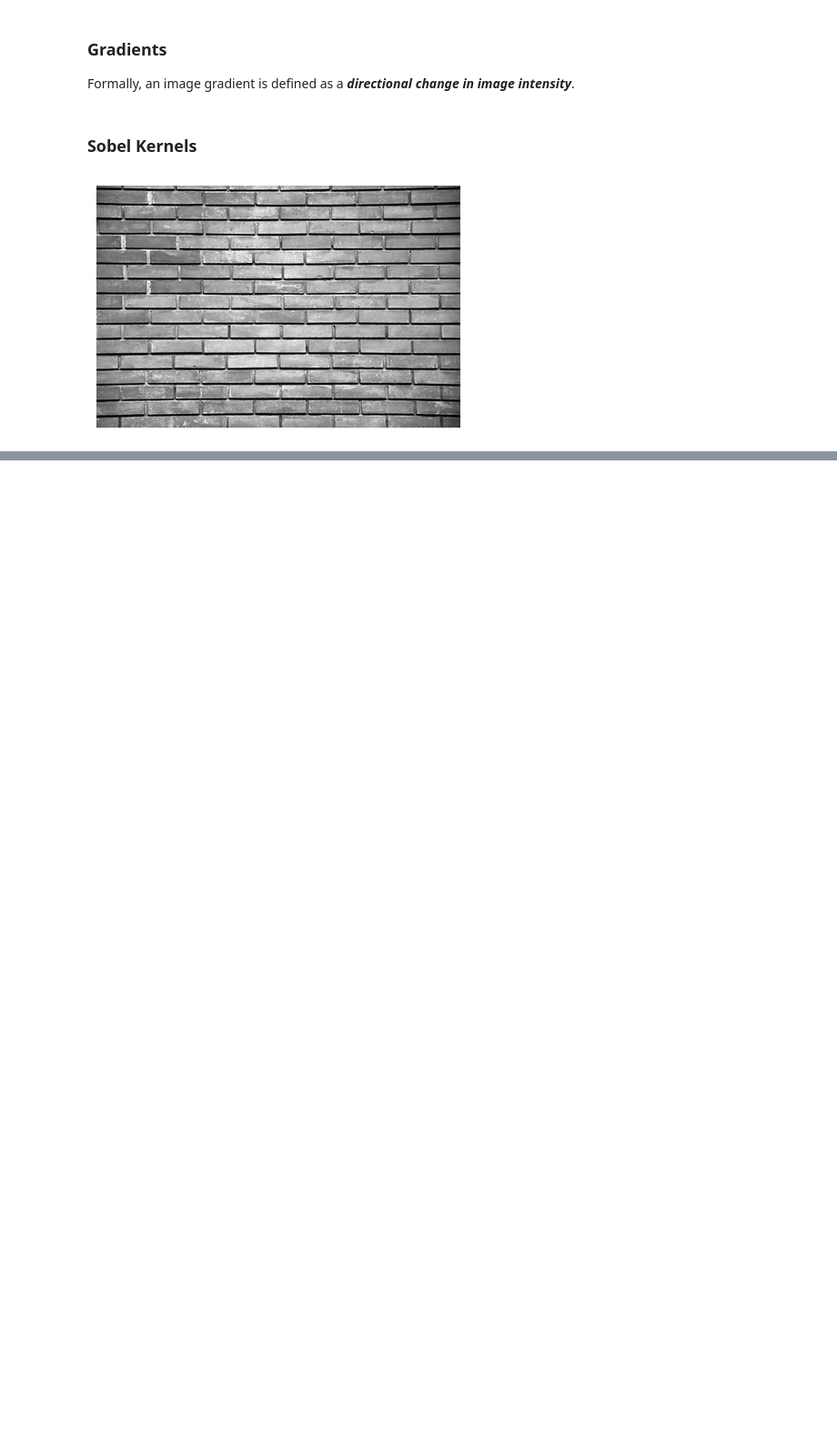
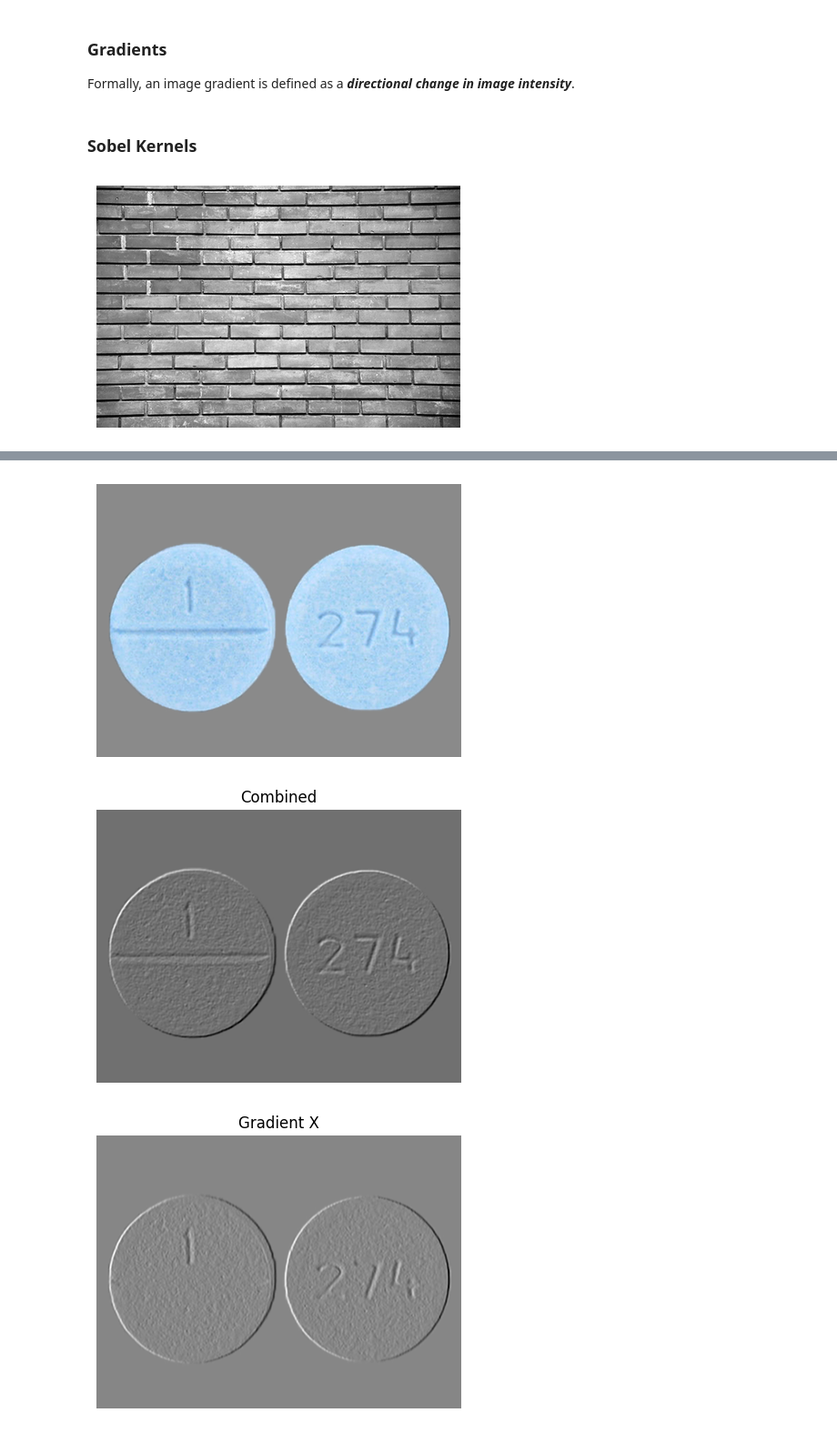
Before and after one commit to KarthikKothareddy/pisgurus, a Jupyter notebook: gradients_and_contours.ipynb, the cells around one changed output, grey strips where cells are left out. Shown at 91% size. Drawn from its saved outputs; the diff is of its cells as text; code cells hidden in the pictures; blank space fills up the shorter version.

```diff
--- a/gradients_and_contours.ipynb
+++ b/gradients_and_contours.ipynb
@@ -53,0 +61,21 @@ display(gX, flip=False, cmap="gray")
+# %%
+## another image
+image = cv2.imread("images/clonazepam_1mg.png")
+gray = cv2.cvtColor(image, cv2.COLOR_BGR2GRAY)
+
+# compute gradients
+gX = cv2.Sobel(gray, ddepth=cv2.CV_64F, dx=1, dy=0)
+gY = cv2.Sobel(gray, ddepth=cv2.CV_64F, dx=0, dy=1)
+
+# combine
+sobel_combined = cv2.addWeighted(gX, 0.5, gY, 0.5, 0)
+
+# display
+display(image)
+display(sobel_combined, flip=False, cmap="gray", title="Combined")
+display(gX, flip=False, cmap="gray", title="Gradient X")
+display(gY, flip=False, cmap="gray", title="Gradient Y")
+# %% [output]
+[figure, added]
+[figure, added]
+[figure, added]
```
Also changed, not shown: parts of 13 cells of this notebook.
